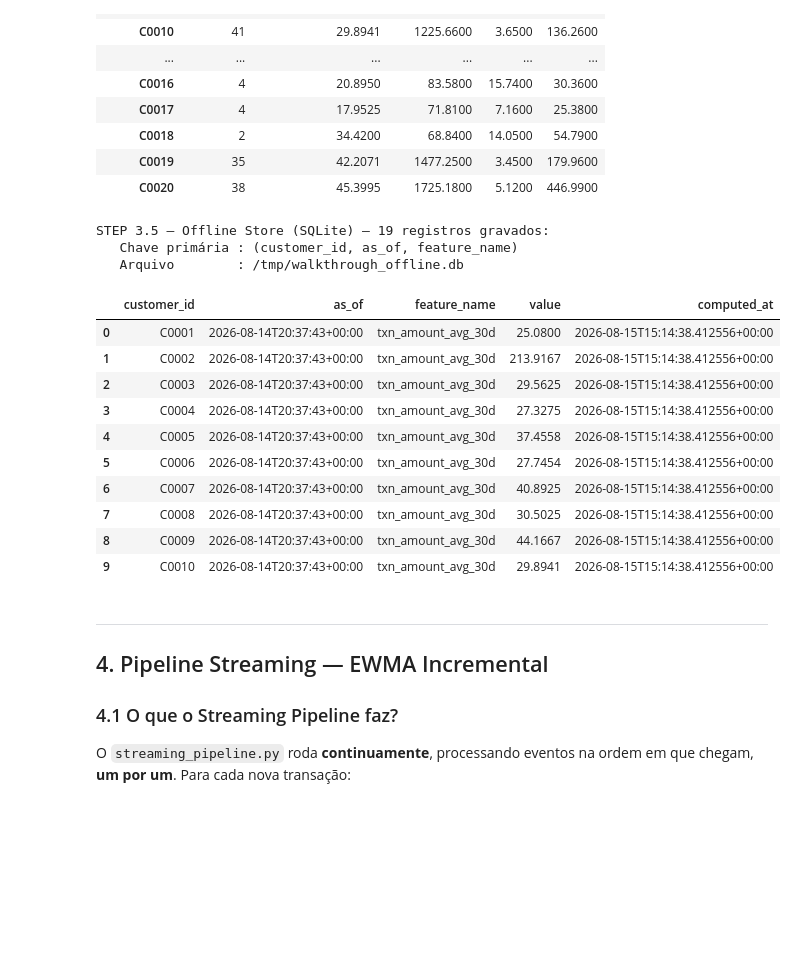
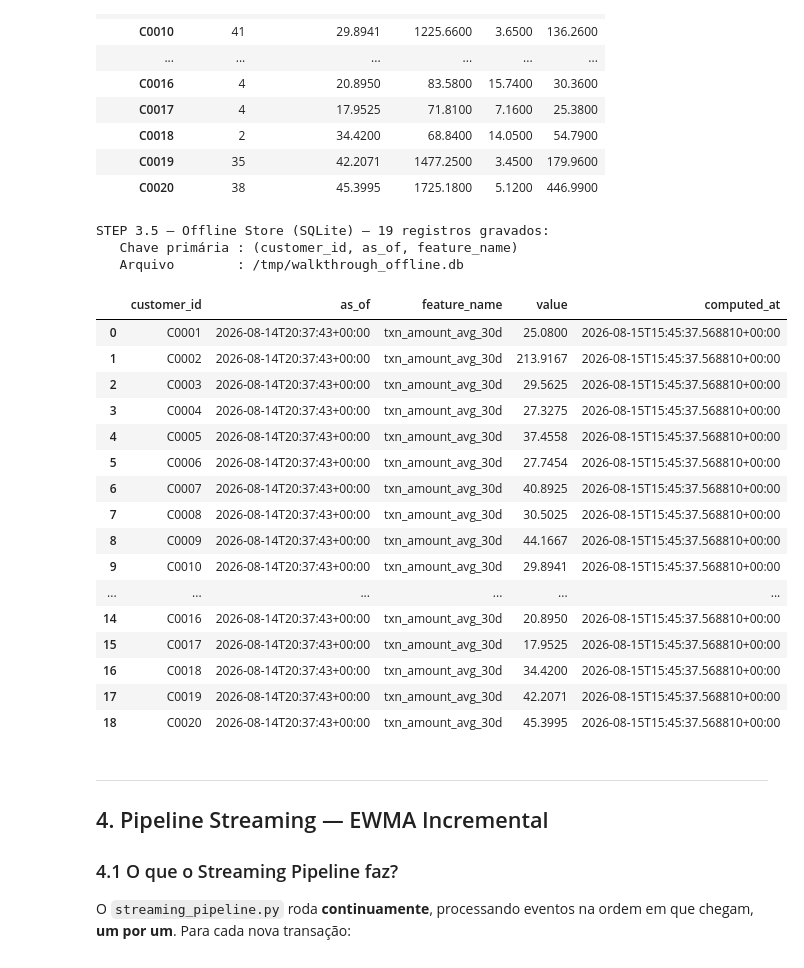
Before and after one commit to Cristiano2132/nubank-model-risk-business-case, a Jupyter notebook: compass_walkthrough.ipynb, the cells around one changed output. Drawn from its saved outputs; the diff is of its cells as text; code cells hidden in the pictures; blank space fills up the shorter version.

```diff
--- a/compass_walkthrough.ipynb
+++ b/compass_walkthrough.ipynb
@@ -288,44 +288,50 @@ conn_offline.execute("""
         computed_at TEXT NOT NULL,
         PRIMARY KEY (customer_id, as_of, feature_name)
     )
 """)
 conn_offline.commit()
 
 computed_at = datetime.now(UTC).isoformat()
 rows = [
     (customer_id, AS_OF.isoformat(), 'txn_amount_avg_30d', row['txn_amount_avg_30d'], computed_at)
     for customer_id, row in batch_averages.iterrows()
 ]
 conn_offline.executemany("""
     INSERT INTO offline_features (customer_id, as_of, feature_name, value, computed_at)
     VALUES (?, ?, ?, ?, ?)
     ON CONFLICT(customer_id, as_of, feature_name)
     DO UPDATE SET value = excluded.value, computed_at = excluded.computed_at
 """, rows)
 conn_offline.commit()
 
 # Verificando o que foi salvo
 df_offline_store = pd.read_sql('SELECT * FROM offline_features ORDER BY customer_id', conn_offline)
 print(f'STEP 3.5 — Offline Store (SQLite) — {len(df_offline_store)} registros gravados:')
 print(f'   Chave primária : (customer_id, as_of, feature_name)')
 print(f'   Arquivo        : {offline_db_path}')
 print()
-df_offline_store.head(10)
+df_offline_store.head(20)
 # %% [output]
 STEP 3.5 — Offline Store (SQLite) — 19 registros gravados:
    Chave primária : (customer_id, as_of, feature_name)
    Arquivo        : /tmp/walkthrough_offline.db
 |  | customer_id | as_of | feature_name | value | computed_at |
-| 0 | C0001 | 2026-08-14T20:37:43+00:00 | txn_amount_avg_30d | 25.0800 | 2026-08-15T15:14:38.412556+00:00 |
-| 1 | C0002 | 2026-08-14T20:37:43+00:00 | txn_amount_avg_30d | 213.9167 | 2026-08-15T15:14:38.412556+00:00 |
-| 2 | C0003 | 2026-08-14T20:37:43+00:00 | txn_amount_avg_30d | 29.5625 | 2026-08-15T15:14:38.412556+00:00 |
-| 3 | C0004 | 2026-08-14T20:37:43+00:00 | txn_amount_avg_30d | 27.3275 | 2026-08-15T15:14:38.412556+00:00 |
-| 4 | C0005 | 2026-08-14T20:37:43+00:00 | txn_amount_avg_30d | 37.4558 | 2026-08-15T15:14:38.412556+00:00 |
-| 5 | C0006 | 2026-08-14T20:37:43+00:00 | txn_amount_avg_30d | 27.7454 | 2026-08-15T15:14:38.412556+00:00 |
-| 6 | C0007 | 2026-08-14T20:37:43+00:00 | txn_amount_avg_30d | 40.8925 | 2026-08-15T15:14:38.412556+00:00 |
-| 7 | C0008 | 2026-08-14T20:37:43+00:00 | txn_amount_avg_30d | 30.5025 | 2026-08-15T15:14:38.412556+00:00 |
-| 8 | C0009 | 2026-08-14T20:37:43+00:00 | txn_amount_avg_30d | 44.1667 | 2026-08-15T15:14:38.412556+00:00 |
-| 9 | C0010 | 2026-08-14T20:37:43+00:00 | txn_amount_avg_30d | 29.8941 | 2026-08-15T15:14:38.412556+00:00 |
+| 0 | C0001 | 2026-08-14T20:37:43+00:00 | txn_amount_avg_30d | 25.0800 | 2026-08-15T15:45:37.568810+00:00 |
+| 1 | C0002 | 2026-08-14T20:37:43+00:00 | txn_amount_avg_30d | 213.9167 | 2026-08-15T15:45:37.568810+00:00 |
+| 2 | C0003 | 2026-08-14T20:37:43+00:00 | txn_amount_avg_30d | 29.5625 | 2026-08-15T15:45:37.568810+00:00 |
+| 3 | C0004 | 2026-08-14T20:37:43+00:00 | txn_amount_avg_30d | 27.3275 | 2026-08-15T15:45:37.568810+00:00 |
+| 4 | C0005 | 2026-08-14T20:37:43+00:00 | txn_amount_avg_30d | 37.4558 | 2026-08-15T15:45:37.568810+00:00 |
+| 5 | C0006 | 2026-08-14T20:37:43+00:00 | txn_amount_avg_30d | 27.7454 | 2026-08-15T15:45:37.568810+00:00 |
+| 6 | C0007 | 2026-08-14T20:37:43+00:00 | txn_amount_avg_30d | 40.8925 | 2026-08-15T15:45:37.568810+00:00 |
+| 7 | C0008 | 2026-08-14T20:37:43+00:00 | txn_amount_avg_30d | 30.5025 | 2026-08-15T15:45:37.568810+00:00 |
+| 8 | C0009 | 2026-08-14T20:37:43+00:00 | txn_amount_avg_30d | 44.1667 | 2026-08-15T15:45:37.568810+00:00 |
+| 9 | C0010 | 2026-08-14T20:37:43+00:00 | txn_amount_avg_30d | 29.8941 | 2026-08-15T15:45:37.568810+00:00 |
+| ... | ... | ... | ... | ... | ... |
+| 14 | C0016 | 2026-08-14T20:37:43+00:00 | txn_amount_avg_30d | 20.8950 | 2026-08-15T15:45:37.568810+00:00 |
+| 15 | C0017 | 2026-08-14T20:37:43+00:00 | txn_amount_avg_30d | 17.9525 | 2026-08-15T15:45:37.568810+00:00 |
+| 16 | C0018 | 2026-08-14T20:37:43+00:00 | txn_amount_avg_30d | 34.4200 | 2026-08-15T15:45:37.568810+00:00 |
+| 17 | C0019 | 2026-08-14T20:37:43+00:00 | txn_amount_avg_30d | 42.2071 | 2026-08-15T15:45:37.568810+00:00 |
+| 18 | C0020 | 2026-08-14T20:37:43+00:00 | txn_amount_avg_30d | 45.3995 | 2026-08-15T15:45:37.568810+00:00 |
 # %% [markdown]
 ---
 ## 4. Pipeline Streaming — EWMA Incremental
```
Also changed, not shown: 3 other files.
